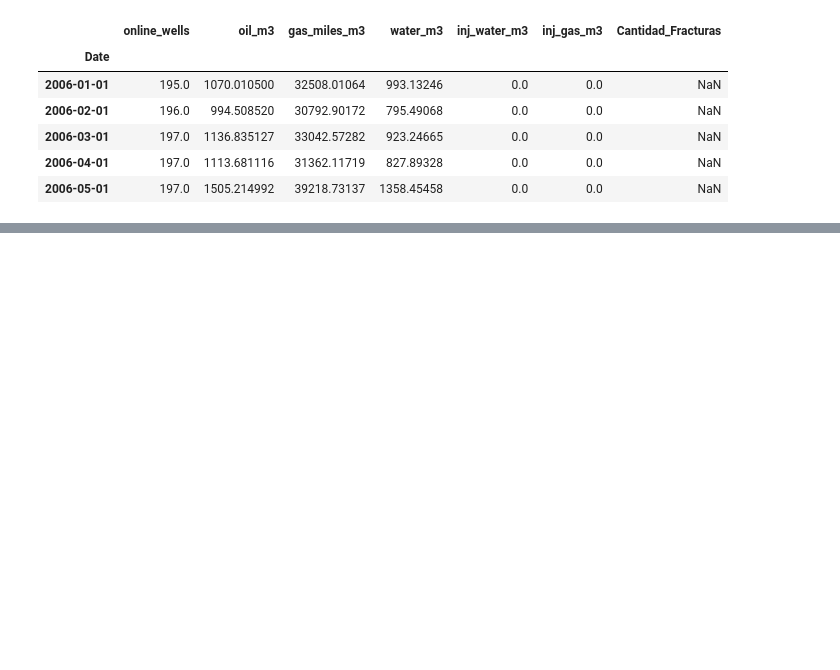
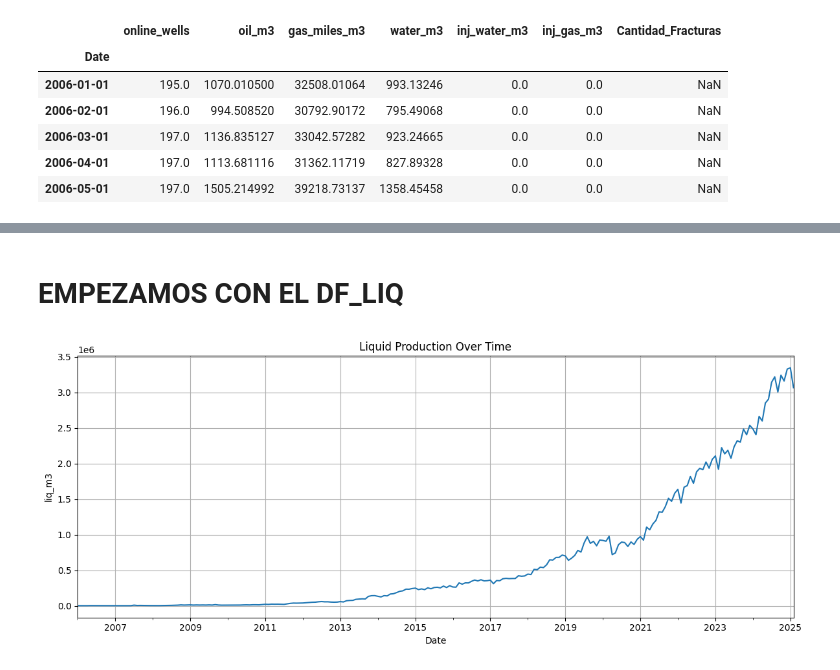
Before and after one commit to guerscay/10_time_series, a Jupyter notebook: notebook/test.ipynb, the cells around one changed output, grey strips where cells are left out. Drawn from its saved outputs; the diff is of its cells as text; code cells hidden in the pictures; blank space fills up the shorter version.

```diff
--- a/notebook/test.ipynb
+++ b/notebook/test.ipynb
@@ -158,3 +159,11 @@ df_merged.head()
 | 2006-03-01 | 197.0 | 1136.835127 | 33042.57282 | 923.24665 | 0.0 | 0.0 | NaN |
 | 2006-04-01 | 197.0 | 1113.681116 | 31362.11719 | 827.89328 | 0.0 | 0.0 | NaN |
 | 2006-05-01 | 197.0 | 1505.214992 | 39218.73137 | 1358.45458 | 0.0 | 0.0 | NaN |
+# %%
+df_liq = df_merged.drop(columns='gas_miles_m3')
+df_liq['liq_m3']= df_liq['oil_m3']+df_liq['water_m3']
+df_liq = df_liq.drop(columns=['oil_m3','water_m3'])
+
+# Reemplazar NaNs en exógenas (por ejemplo, con 0 o interpolación)
+df_liq['Cantidad_Fracturas'] = df_liq['Cantidad_Fracturas'].fillna(0)
+df_liq.head()
@@ -160,0 +189,2 @@ df_merged.head()
+# %% [markdown]
+# EMPEZAMOS CON EL DF_LIQ
@@ -160,0 +195,12 @@ df_merged.head()
+# %%
+# Plotting liq_m3 vs time
+plt.figure(figsize=(12, 5))
+df_liq['liq_m3'].plot()
+plt.title("Liquid Production Over Time")
+plt.ylabel("liq_m3")
+plt.xlabel("Date")
+plt.grid(True)
+plt.tight_layout()
+plt.show()
+# %% [output]
+[figure, added]
```
Also changed, not shown: parts of 4 cells of this notebook, 2 other files.
